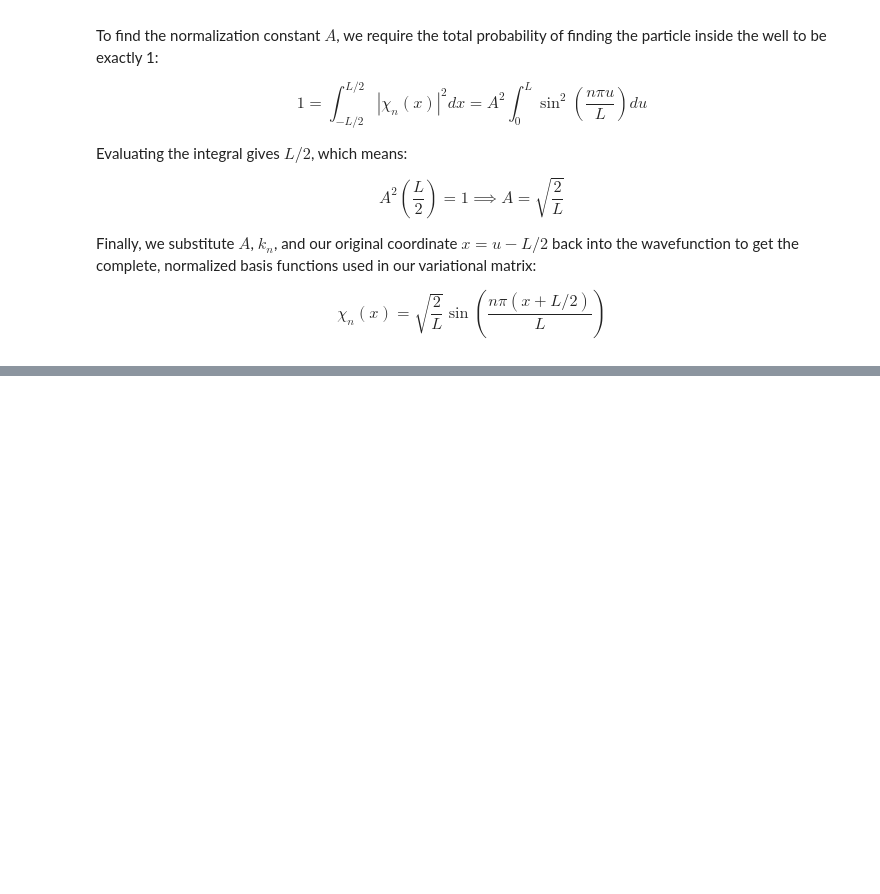
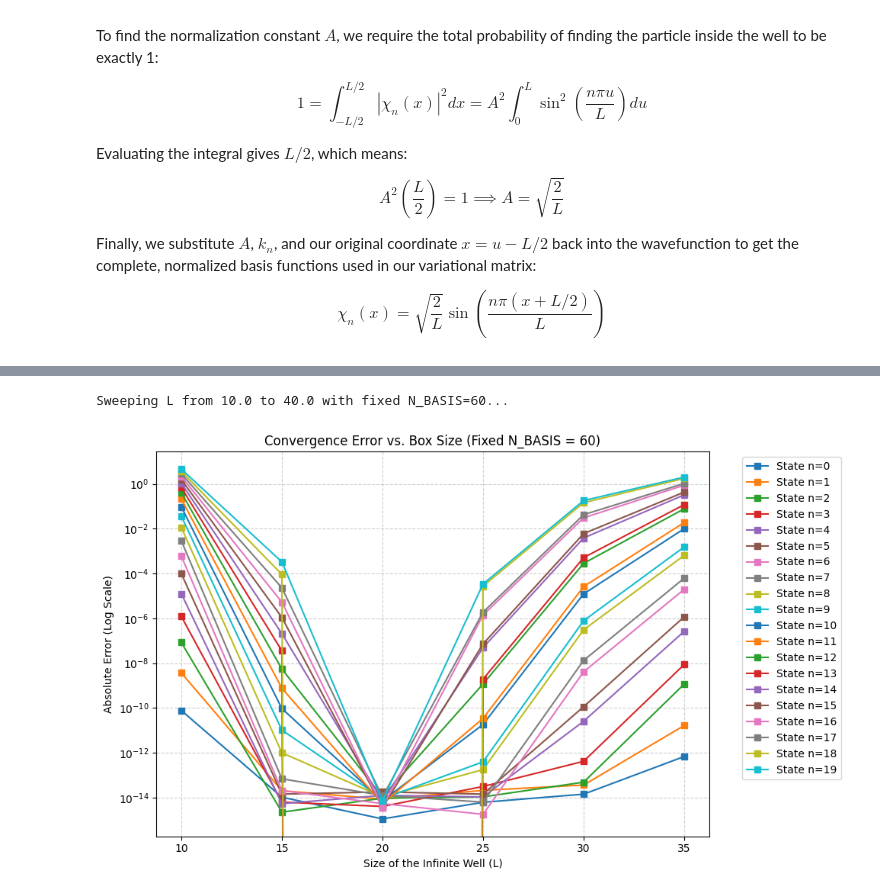
Before and after one commit to GalD101/variational_method_QHO_Project, a Jupyter notebook: QHO_Variational_Method.ipynb, the cells around one changed output, grey strips where cells are left out. Saved outputs shown, nothing was run; the diff lists cells and outputs as text; code cells hidden in the pictures; blank space fills up the shorter version.

```diff
--- a/QHO_Variational_Method.ipynb
+++ b/QHO_Variational_Method.ipynb
@@ -478,39 +486,42 @@ errors
 
 # Experimental Setup
 N_fixed = 60  # Using the optimal basis size from your previous graphs
-L_values = np.linspace(5.0, 35.0, 7) # Test 7 different box sizes from L=5 to L=35
+L_values = np.arange(10.0, 40.0, 5) # Test L from 10 to 40 in steps of 5
 tracked_states = 20
 
 exact_energies = np.array([n + 0.5 for n in range(tracked_states)])
 errors_vs_L = []
 
-print(f"Sweeping L from 5.0 to 35.0 with fixed N_BASIS={N_fixed}...")
+print(f"Sweeping L from 10.0 to 40.0 with fixed N_BASIS={N_fixed}...")
 
 for L_val in L_values:
     # Pass the experimental L directly into your math engine
     calc_energies, _ = calculate_qho_energies_and_states(
         L_val=L_val,
         N_BASIS_val=N_fixed,
         N_STATES_val=tracked_states
     )
     error = np.abs(calc_energies - exact_energies)
     errors_vs_L.append(error)
 
 errors_vs_L = np.array(errors_vs_L)
 
 # --- Matplotlib Plotting ---
 plt.figure(figsize=(10, 6))
 
 # Plotting a subset of the 20 states to keep the graph readable
 states_to_plot = [i for i in range(tracked_states)]
 
 for state in states_to_plot:
     plt.semilogy(L_values, errors_vs_L[:, state], marker='s', label=f'State n={state}')
 
 plt.title(f'Convergence Error vs. Box Size (Fixed N_BASIS = {N_fixed})')
 plt.xlabel('Size of the Infinite Well (L)')
 plt.ylabel('Absolute Error (Log Scale)')
 plt.legend(bbox_to_anchor=(1.05, 1), loc='upper left')
 plt.grid(True, which="both", ls="--", alpha=0.6)
 plt.tight_layout()
 plt.show()
+# %% [output]
+Sweeping L from 10.0 to 40.0 with fixed N_BASIS=60...
+[figure, added]
```
Also changed, not shown: parts of 4 cells of this notebook.
